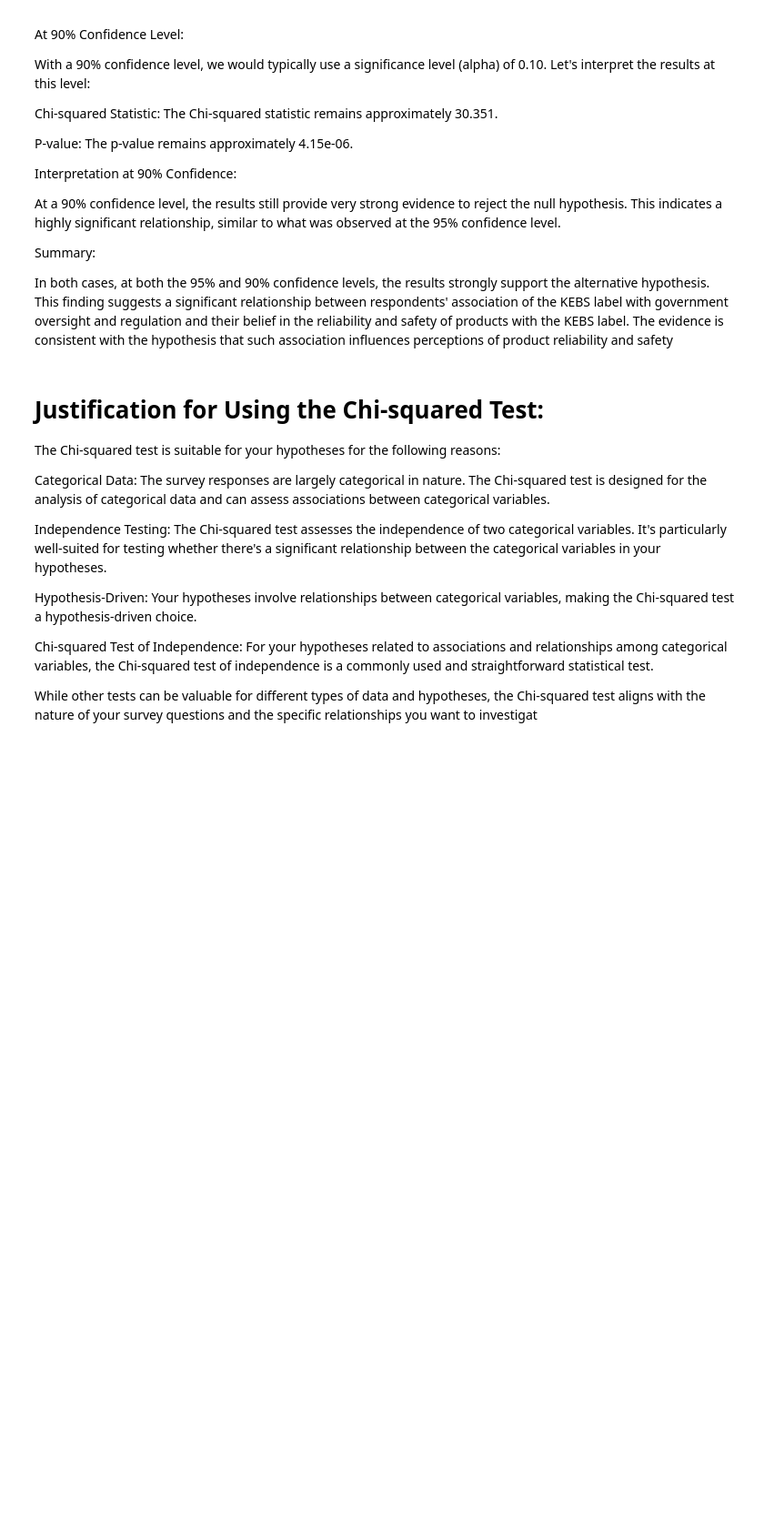
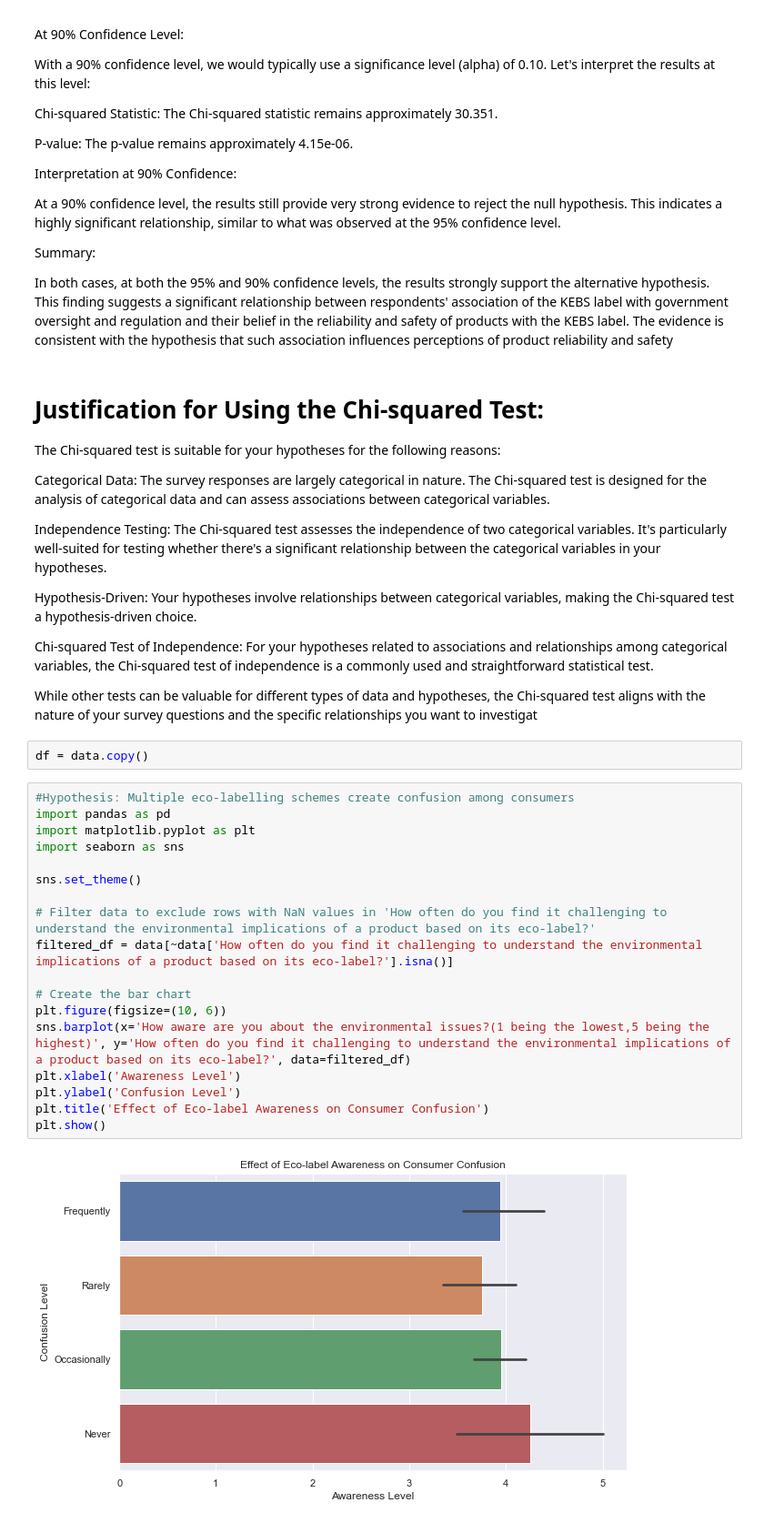
Before and after one commit to Stoichiometrical/Survey_Data_Analysis, a Jupyter notebook: survery_analysis.ipynb, the cells around one changed output. Shown: that part at 91% size. Saved outputs shown, nothing was run; the diff lists cells and outputs as text; blank space fills up the shorter version.

```diff
--- a/survery_analysis.ipynb
+++ b/survery_analysis.ipynb
@@ -268,3 +270,25 @@ Hypothesis-Driven: Your hypotheses involve relationships between categorical var
 Chi-squared Test of Independence: For your hypotheses related to associations and relationships among categorical variables, the Chi-squared test of independence is a commonly used and straightforward statistical test.
 
 While other tests can be valuable for different types of data and hypotheses, the Chi-squared test aligns with the nature of your survey questions and the specific relationships you want to investigat
+# %%
+df = data.copy()
+# %%
+#Hypothesis: Multiple eco-labelling schemes create confusion among consumers
+import pandas as pd
+import matplotlib.pyplot as plt
+import seaborn as sns
+
+sns.set_theme()
+
+# Filter data to exclude rows with NaN values in 'How often do you find it challenging to understand the environmental implications of a product based on its eco-label?'
+filtered_df = data[~data['How often do you find it challenging to understand the environmental implications of a product based on its eco-label?'].isna()]
+
+# Create the bar chart
+plt.figure(figsize=(10, 6))
+sns.barplot(x='How aware are you about the environmental issues?(1 being the lowest,5 being the highest)', y='How often do you find it challenging to understand the environmental implications of a product based on its eco-label?', data=filtered_df)
+plt.xlabel('Awareness Level')
+plt.ylabel('Confusion Level')
+plt.title('Effect of Eco-label Awareness on Consumer Confusion')
+plt.show()
+# %% [output]
+[figure, added]
```
Also changed, not shown: parts of 9 cells of this notebook.
